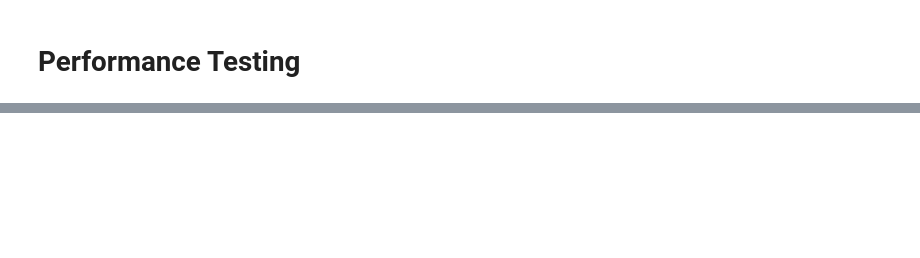
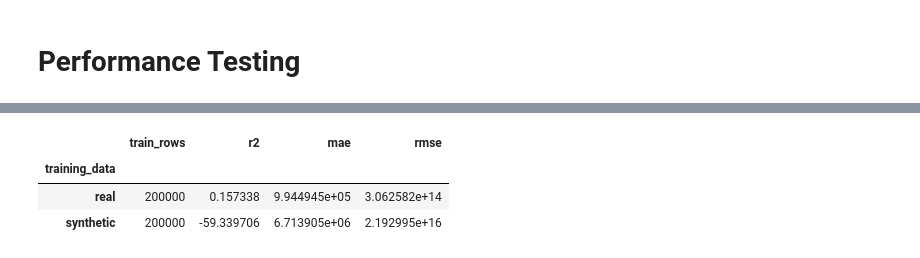
Before and after one commit to psh0078/gmm-synth-transfer, a Jupyter notebook: perf.ipynb, the cells around one changed output, grey strips where cells are left out. Drawn from its saved outputs; the diff is of its cells as text; code cells hidden in the pictures; blank space fills up the shorter version.

```diff
--- a/perf.ipynb
+++ b/perf.ipynb
@@ -115,3 +123,8 @@ st_successful    0.067371  5.841106e+06
+# %%
+# Should this be included in the code?
+
+synth.loc[synth["st_bytes_xfered"] > real["st_bytes_xfered"].max(), "st_bytes_xfered"] = real["st_bytes_xfered"].max()
+synth.loc[synth["st_xfer_time_ms"] > real["st_xfer_time_ms"].max(), "st_xfer_time_ms"] = real["st_xfer_time_ms"].max()
 # %%
 print("real")
 print(np.percentile(real.st_bytes_xfered, 99))
@@ -176,0 +217,83 @@ Top correlation differences:
+# %%
+target_col = "st_xfer_time_ms"
+feature_cols = [col for col in selected_cols if col != target_col]
+
+X_real = real[feature_cols]
+y_real = real[target_col]
+X_synth = synth[feature_cols]
+y_synth = synth[target_col]
+
+X_train_real, X_holdout_real, y_train_real, y_holdout_real = train_test_split(
+    X_real,
+    y_real,
+    test_size=0.2,
+    random_state=42,
+)
+
+
+def subsample_xy(X, y, max_rows, seed):
+    if max_rows is None or len(X) <= max_rows:
+        return X, y
+    sampled_idx = X.sample(n=max_rows, random_state=seed).index
+    return X.loc[sampled_idx], y.loc[sampled_idx]
+
+
+max_train_rows = 200_000
+X_train_real_limited, y_train_real_limited = subsample_xy(
+    X_train_real,
+    y_train_real,
+    max_train_rows,
+    seed=0,
+)
+X_synth_limited, y_synth_limited = subsample_xy(
+    X_synth,
+    y_synth,
+    max_train_rows,
+    seed=1,
+)
+
+
+def fit_and_score(X_train, y_train, X_eval, y_eval, label):
+    model = XGBRegressor(
+        n_estimators=600,
+        learning_rate=0.05,
+        max_depth=8,
+        subsample=0.8,
+        colsample_bytree=0.8,
+        tree_method="hist",
+        objective="reg:squarederror",
+        n_jobs=-1,
+        random_state=42,
+    )
+    model.fit(X_train, y_train)
+    preds = model.predict(X_eval)
+    return {
+        "training_data": label,
+        "train_rows": len(X_train),
+        "r2": r2_score(y_eval, preds),
+        "mae": mean_absolute_error(y_eval, preds),
+        "rmse": mean_squared_error(y_eval, preds),
+    }
+
+
+results = [
+    fit_and_score(
+        X_train_real_limited,
+        y_train_real_limited,
+        X_holdout_real,
+        y_holdout_real,
+        "real",
+    ),
+    fit_and_score(
+        X_synth_limited,
+        y_synth_limited,
+        X_holdout_real,
+        y_holdout_real,
+        "synthetic",
+    ),
+]
+
+results_df = pd.DataFrame(results).set_index("training_data")
+print(f"Downstream regression on {target_col} (evaluated on held-out real data):")
+display(results_df)
+# %% [output]
@@ -176,0 +301,4 @@ Top correlation differences:
+|  | train_rows | r2 | mae | rmse |
+| training_data |  |  |  |  |
+| real | 200000 | 0.157338 | 9.944945e+05 | 3.062582e+14 |
+| synthetic | 200000 | -59.339706 | 6.713905e+06 | 2.192995e+16 |
```
Also changed, not shown: parts of 13 cells of this notebook, 5 other files.
